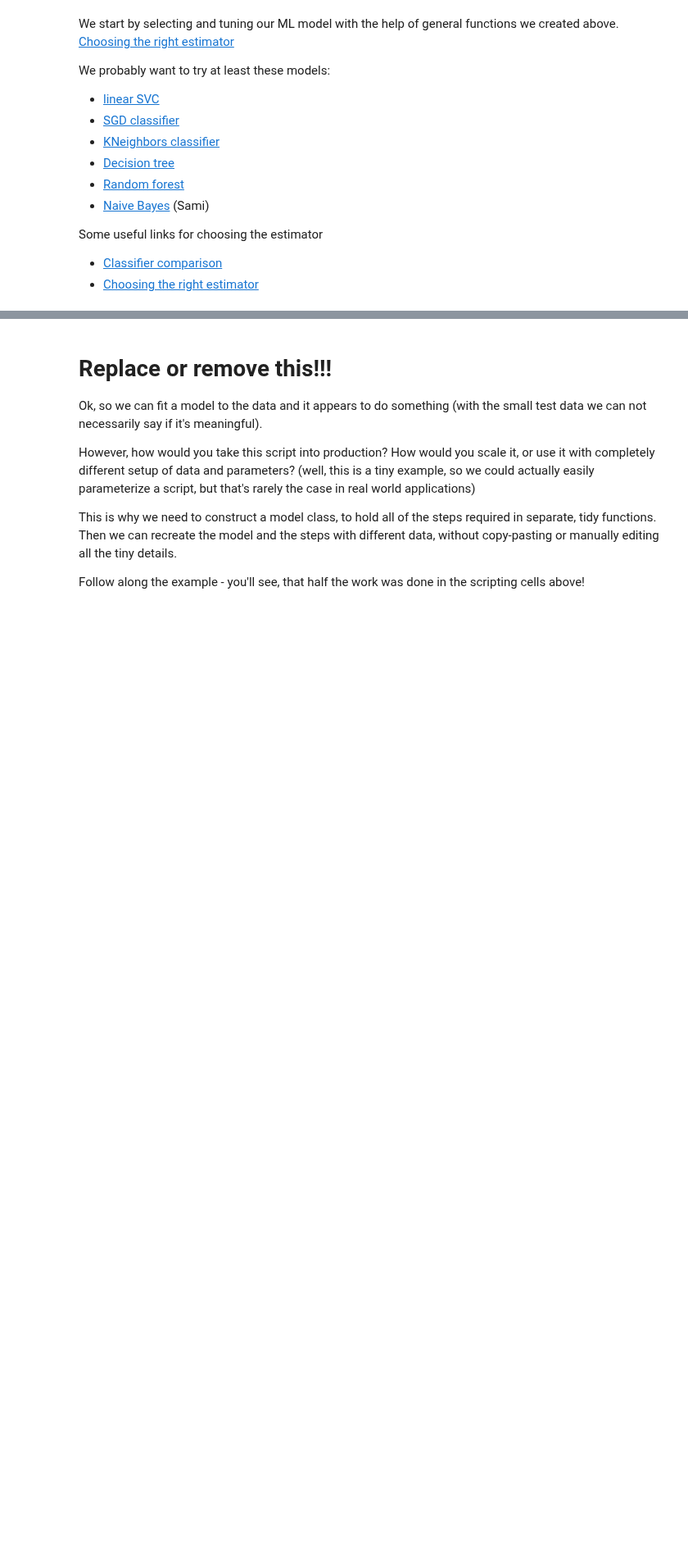
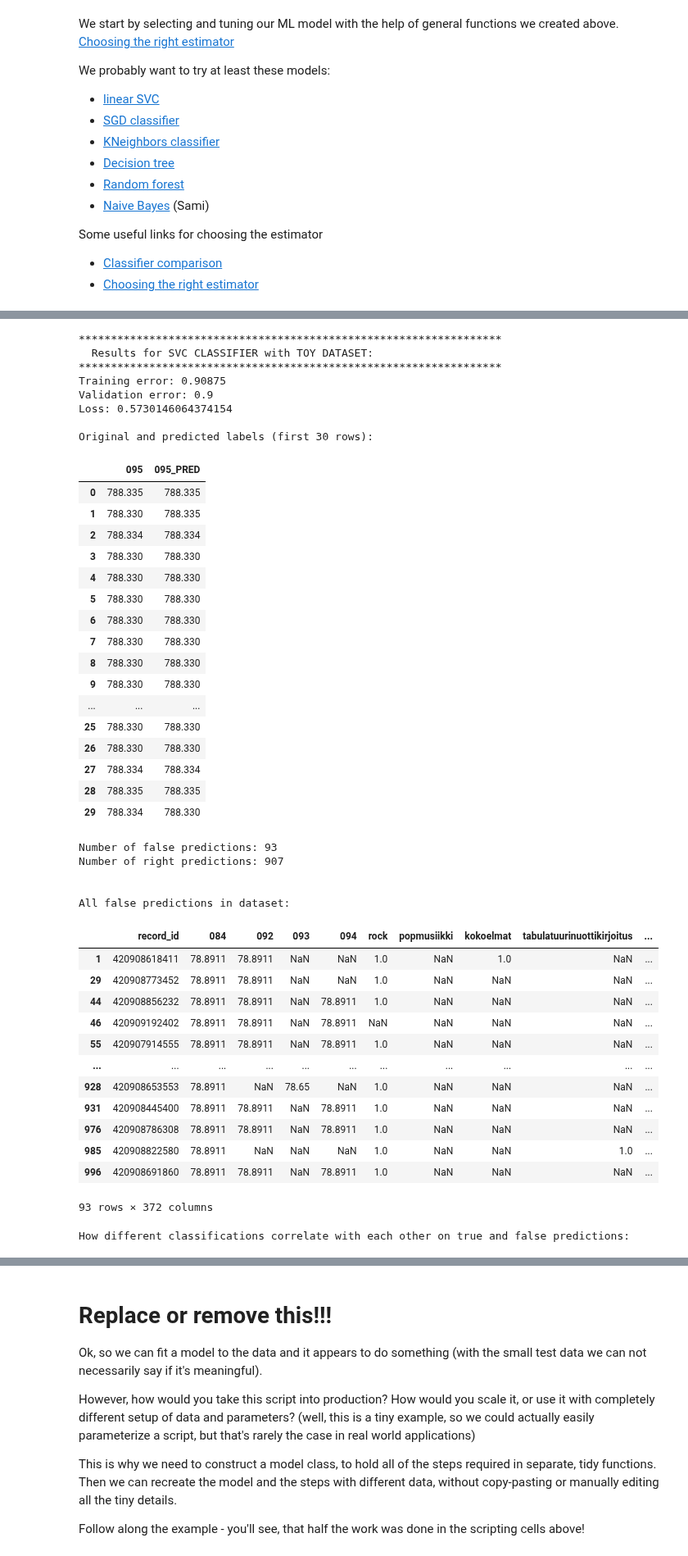
Before and after one commit to City-of-Helsinki/ml_hki_library_classifier, a Jupyter notebook: 01_model.ipynb, the cells around one changed output, grey strips where cells are left out. Shown at 82% size. Drawn from its saved outputs; the diff is of its cells as text; code cells hidden in the pictures; blank space fills up the shorter version.

```diff
--- a/01_model.ipynb
+++ b/01_model.ipynb
@@ -611,0 +592,64 @@ How different classifications correlate with each other on true and false predic
+# %%
+# Define some initial params
+k = 5
+test_size = 0.2
+
+#######################################
+# Test SVC Classifier
+#######################################
+
+from sklearn.svm import SVC
+
+_ = test_model(
+    SVC(probability=True),
+    StandardScaler(),
+    toy_df,
+    "SVC CLASSIFIER",
+    "TOY DATASET",
+    test_size,
+)
+# %% [output]
+******************************************************************
+  Results for SVC CLASSIFIER with TOY DATASET:
+******************************************************************
+Training error: 0.90875
+Validation error: 0.9
+Loss: 0.5730146064374154
+
+Original and predicted labels (first 30 rows):
+|  | 095 | 095_PRED |
+| 0 | 788.335 | 788.335 |
+| 1 | 788.330 | 788.335 |
+| 2 | 788.334 | 788.334 |
+| 3 | 788.330 | 788.330 |
+| 4 | 788.330 | 788.330 |
+| 5 | 788.330 | 788.330 |
+| 6 | 788.330 | 788.330 |
+| 7 | 788.330 | 788.330 |
+| 8 | 788.330 | 788.330 |
+| 9 | 788.330 | 788.330 |
+| ... | ... | ... |
+| 25 | 788.330 | 788.330 |
+| 26 | 788.330 | 788.330 |
+| 27 | 788.334 | 788.334 |
+| 28 | 788.335 | 788.335 |
+| 29 | 788.334 | 788.330 |
+Number of false predictions: 93
+Number of right predictions: 907
+
+
+All false predictions in dataset:
+|  | record_id | 084 | 092 | 093 | 094 | rock | popmusiikki | kokoelmat | tabulatuurinuottikirjoitus | ... |
+| 1 | 420908618411 | 78.8911 | 78.8911 | NaN | NaN | 1.0 | NaN | 1.0 | NaN | ... |
+| 29 | 420908773452 | 78.8911 | 78.8911 | NaN | NaN | 1.0 | NaN | NaN | NaN | ... |
+| 44 | 420908856232 | 78.8911 | 78.8911 | NaN | 78.8911 | 1.0 | NaN | NaN | NaN | ... |
+| 46 | 420909192402 | 78.8911 | 78.8911 | NaN | 78.8911 | NaN | NaN | NaN | NaN | ... |
+| 55 | 420907914555 | 78.8911 | 78.8911 | NaN | 78.8911 | 1.0 | NaN | NaN | NaN | ... |
+| ... | ... | ... | ... | ... | ... | ... | ... | ... | ... | ... |
+| 928 | 420908653553 | 78.8911 | NaN | 78.65 | NaN | 1.0 | NaN | NaN | NaN | ... |
+| 931 | 420908445400 | 78.8911 | 78.8911 | NaN | 78.8911 | 1.0 | NaN | NaN | NaN | ... |
+| 976 | 420908786308 | 78.8911 | 78.8911 | NaN | 78.8911 | 1.0 | NaN | NaN | NaN | ... |
+| 985 | 420908822580 | 78.8911 | NaN | NaN | NaN | 1.0 | NaN | NaN | 1.0 | ... |
+| 996 | 420908691860 | 78.8911 | 78.8911 | NaN | 78.8911 | 1.0 | NaN | NaN | NaN | ... |
+93 rows × 372 columns
+How different classifications correlate with each other on true and false predictions:
```
Also changed, not shown: parts of 9 cells of this notebook.
